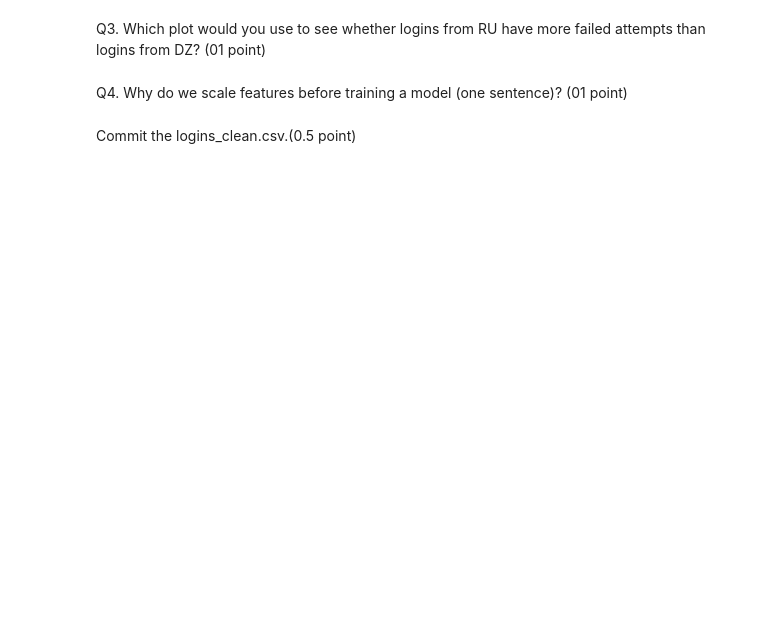
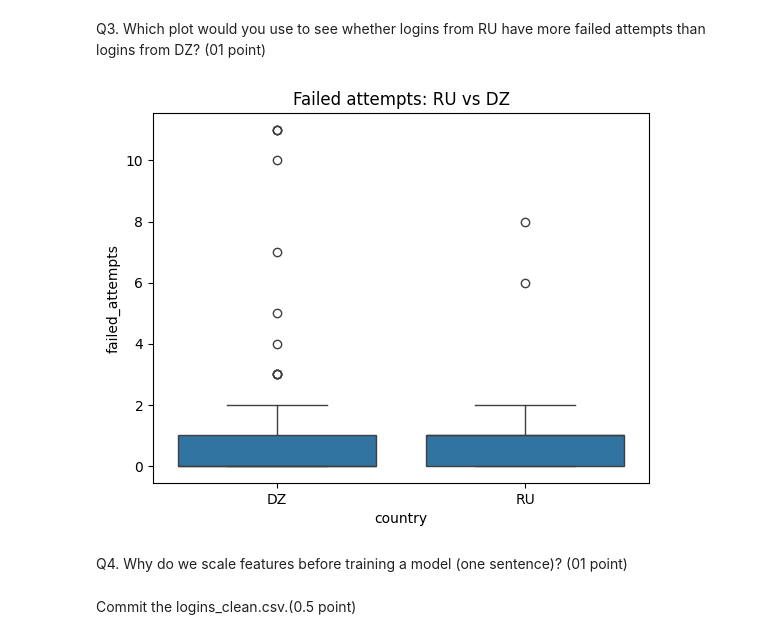
Before and after one commit to su-belhouchi/MLDLS-LAB, a Jupyter notebook: TP1.ipynb, the cells around one changed output. Drawn from its saved outputs; the diff is of its cells as text; code cells hidden in the pictures; blank space fills up the shorter version.

```diff
--- a/TP1.ipynb
+++ b/TP1.ipynb
@@ -162,2 +214,12 @@ Q3. Which plot would you use to see whether logins from RU have more failed atte
+# %%
+# Write your code here
+df = pd.read_csv("logins.csv")
+sns.boxplot(data=df[df["country"].isin(["RU", "DZ"])], x="country", y="failed_attempts")
+plt.title("Failed attempts: RU vs DZ")
+plt.xlabel("country")
+plt.ylabel("failed_attempts")
+plt.show()
+# %% [output]
+[figure, added]
 # %% [markdown]
 Q4. Why do we scale features before training a model (one sentence)? (01 point)
```
Also changed, not shown: parts of 24 cells of this notebook.
